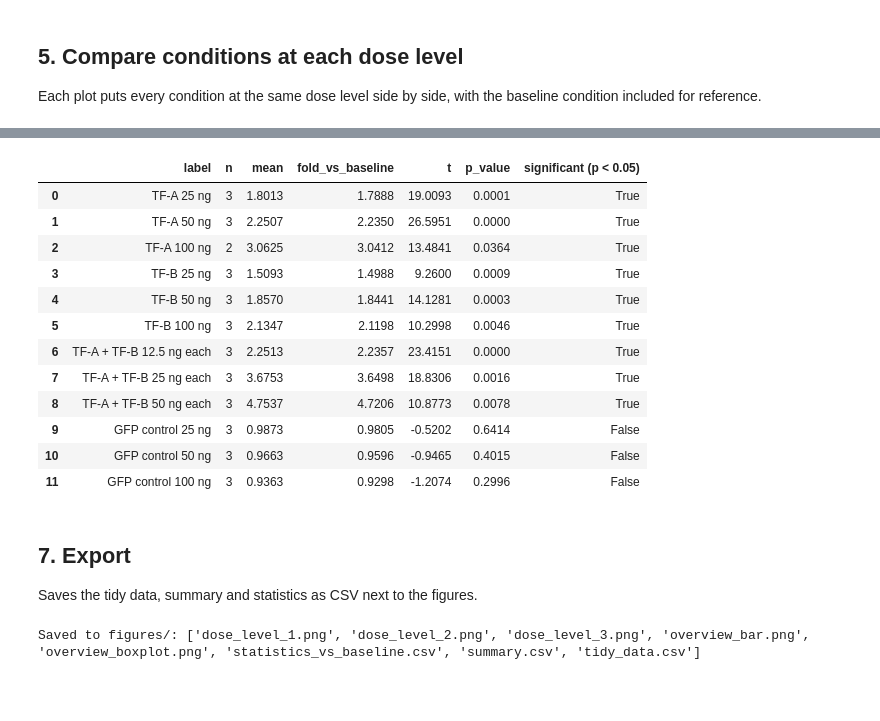
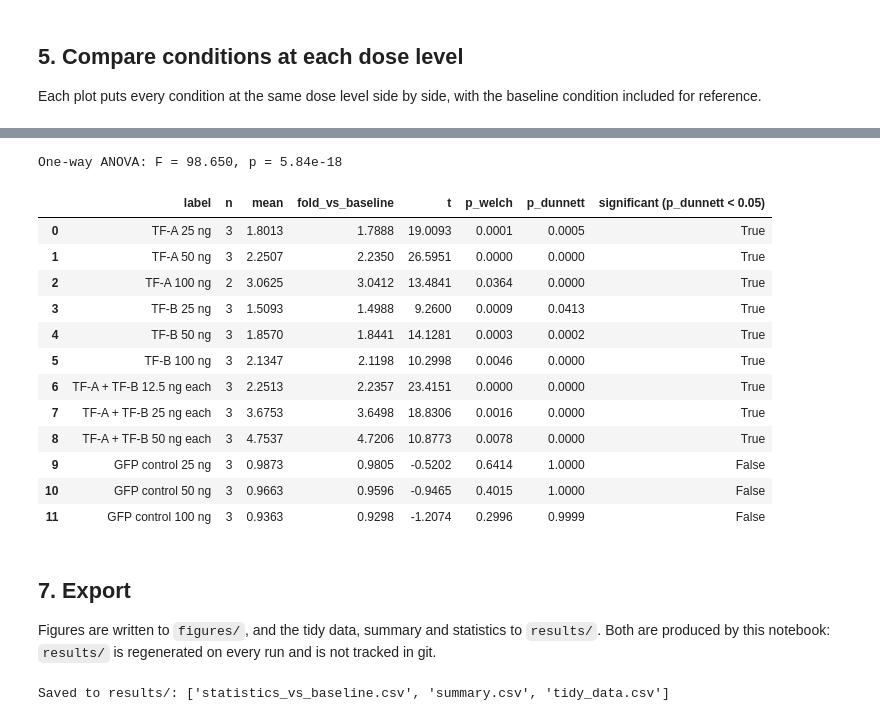
Before and after one commit to joserico00/reporter-assay-analysis, a Jupyter notebook: reporter_assay_analysis.ipynb, the cells around one changed output, grey strips where cells are left out. Saved outputs shown, nothing was run; the diff lists cells and outputs as text; code cells hidden in the pictures; blank space fills up the shorter version.

```diff
--- a/reporter_assay_analysis.ipynb
+++ b/reporter_assay_analysis.ipynb
@@ -54,13 +57,12 @@ def load_plate(path):
     columns["label"] = columns["condition"] + " " + columns["dose"]
 
     values.columns = columns["label"]
-    wide = values
     tidy = (values.rename_axis("replicate").reset_index()
                   .melt(id_vars="replicate", var_name="label", value_name="value")
                   .merge(columns, on="label")
                   .dropna(subset=["value"]))
     tidy["replicate"] += 1
-    return wide, tidy, columns
+    return values, tidy, columns
 
 wide, tidy, layout = load_plate(DATA_FILE)
 wide
@@ -170,38 +195,61 @@ Welch's t-test (does not assume equal variances) comparing each condition/dose a
 # %%
 baseline_values = baseline_rows["value"]
+
+groups = [(label, group["value"]) for label, group in
+          tidy[tidy["condition"] != BASELINE].groupby("label", sort=False)]
+
+# Omnibus test first: is there any difference among the groups at all?
+anova = stats.f_oneway(*[values for _, values in groups], baseline_values)
+print(f"One-way ANOVA: F = {anova.statistic:.3f}, p = {anova.pvalue:.3g}")
+
+# Dunnett's compares every condition with the control and corrects for doing so
+# repeatedly. It needs at least two replicates per group, so anything thinner is
+# reported without an adjusted p-value rather than silently dropped.
+testable = [(label, values) for label, values in groups if len(values) >= 2]
+dunnett_p = {}
+if len(baseline_values) >= 2 and testable:
+    result = stats.dunnett(*[values for _, values in testable], control=baseline_values)
+    dunnett_p = dict(zip([label for label, _ in testable], result.pvalue))
+else:
+    print("Not enough replicates for Dunnett's test; showing Welch's t-test only.")
+
 rows = []
-for label, group in tidy[tidy["condition"] != BASELINE].groupby("label", sort=False):
-    t, p = stats.ttest_ind(group["value"], baseline_values, equal_var=False)
-    rows.append({"label": label, "n": len(group), "mean": group["value"].mean(),
-                 "fold_vs_baseline": group["value"].mean() / baseline_mean,
-                 "t": t, "p_value": p})
+for label, values in groups:
+    t, p = stats.ttest_ind(values, baseline_values, equal_var=False)
+    adjusted = dunnett_p.get(label, np.nan)
+    rows.append({"label": label, "n": len(values), "mean": values.mean(),
+                 "fold_vs_baseline": values.mean() / baseline_mean,
+                 "t": t, "p_welch": p, "p_dunnett": adjusted,
+                 "significant (p_dunnett < 0.05)": adjusted < 0.05})
 
 results = pd.DataFrame(rows)
-results["significant (p < 0.05)"] = results["p_value"] < 0.05
 results.round(4)
 # %% [output]
+One-way ANOVA: F = 98.650, p = 5.84e-18
-|  | label | n | mean | fold_vs_baseline | t | p_value | significant (p < 0.05) |
-| 0 | TF-A 25 ng | 3 | 1.8013 | 1.7888 | 19.0093 | 0.0001 | True |
-| 1 | TF-A 50 ng | 3 | 2.2507 | 2.2350 | 26.5951 | 0.0000 | True |
-| 2 | TF-A 100 ng | 2 | 3.0625 | 3.0412 | 13.4841 | 0.0364 | True |
-| 3 | TF-B 25 ng | 3 | 1.5093 | 1.4988 | 9.2600 | 0.0009 | True |
-| 4 | TF-B 50 ng | 3 | 1.8570 | 1.8441 | 14.1281 | 0.0003 | True |
-| 5 | TF-B 100 ng | 3 | 2.1347 | 2.1198 | 10.2998 | 0.0046 | True |
-| 6 | TF-A + TF-B 12.5 ng each | 3 | 2.2513 | 2.2357 | 23.4151 | 0.0000 | True |
-| 7 | TF-A + TF-B 25 ng each | 3 | 3.6753 | 3.6498 | 18.8306 | 0.0016 | True |
-| 8 | TF-A + TF-B 50 ng each | 3 | 4.7537 | 4.7206 | 10.8773 | 0.0078 | True |
-| 9 | GFP control 25 ng | 3 | 0.9873 | 0.9805 | -0.5202 | 0.6414 | False |
-| 10 | GFP control 50 ng | 3 | 0.9663 | 0.9596 | -0.9465 | 0.4015 | False |
-| 11 | GFP control 100 ng | 3 | 0.9363 | 0.9298 | -1.2074 | 0.2996 | False |
+|  | label | n | mean | fold_vs_baseline | t | p_welch | p_dunnett | significant (p_dunnett < 0.05) |
+| 0 | TF-A 25 ng | 3 | 1.8013 | 1.7888 | 19.0093 | 0.0001 | 0.0005 | True |
+| 1 | TF-A 50 ng | 3 | 2.2507 | 2.2350 | 26.5951 | 0.0000 | 0.0000 | True |
+| 2 | TF-A 100 ng | 2 | 3.0625 | 3.0412 | 13.4841 | 0.0364 | 0.0000 | True |
+| 3 | TF-B 25 ng | 3 | 1.5093 | 1.4988 | 9.2600 | 0.0009 | 0.0413 | True |
+| 4 | TF-B 50 ng | 3 | 1.8570 | 1.8441 | 14.1281 | 0.0003 | 0.0002 | True |
+| 5 | TF-B 100 ng | 3 | 2.1347 | 2.1198 | 10.2998 | 0.0046 | 0.0000 | True |
+| 6 | TF-A + TF-B 12.5 ng each | 3 | 2.2513 | 2.2357 | 23.4151 | 0.0000 | 0.0000 | True |
+| 7 | TF-A + TF-B 25 ng each | 3 | 3.6753 | 3.6498 | 18.8306 | 0.0016 | 0.0000 | True |
+| 8 | TF-A + TF-B 50 ng each | 3 | 4.7537 | 4.7206 | 10.8773 | 0.0078 | 0.0000 | True |
+| 9 | GFP control 25 ng | 3 | 0.9873 | 0.9805 | -0.5202 | 0.6414 | 1.0000 | False |
+| 10 | GFP control 50 ng | 3 | 0.9663 | 0.9596 | -0.9465 | 0.4015 | 1.0000 | False |
+| 11 | GFP control 100 ng | 3 | 0.9363 | 0.9298 | -1.2074 | 0.2996 | 0.9999 | False |
 # %% [markdown]
 ## 7. Export
 
-Saves the tidy data, summary and statistics as CSV next to the figures.
+Figures are written to `figures/`, and the tidy data, summary and statistics to `results/`.
+Both are produced by this notebook: `results/` is regenerated on every run and is not
+tracked in git.
 # %%
-out = Path(FIGURE_DIR)
+out = Path(RESULT_DIR)
 tidy.to_csv(out / "tidy_data.csv", index=False)
 summary.to_csv(out / "summary.csv", index=False)
 results.to_csv(out / "statistics_vs_baseline.csv", index=False)
 print("Saved to", out.resolve().name + "/:", sorted(p.name for p in out.iterdir()))
 # %% [output]
-Saved to figures/: ['dose_level_1.png', 'dose_level_2.png', 'dose_level_3.png', 'overview_bar.png', 'overview_boxplot.png', 'statistics_vs_baseline.csv', 'summary.csv', 'tidy_data.csv']
+Saved to results/: ['statistics_vs_baseline.csv', 'summary.csv', 'tidy_data.csv']
```
Also changed, not shown: parts of 6 cells of this notebook, 11 other files.
